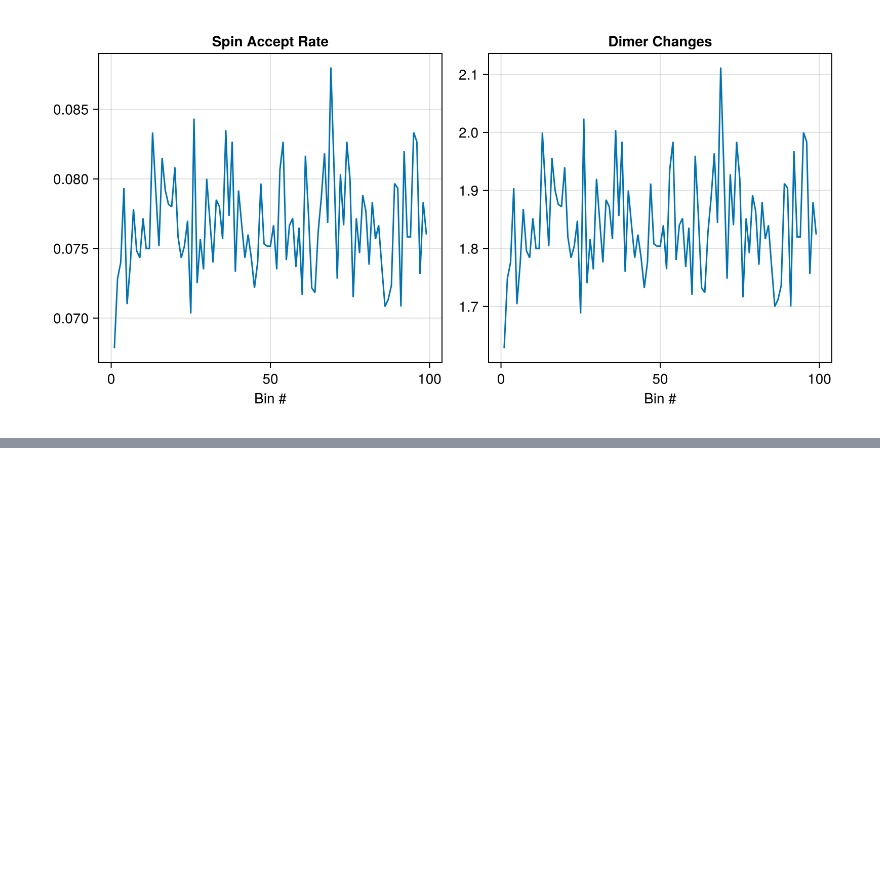
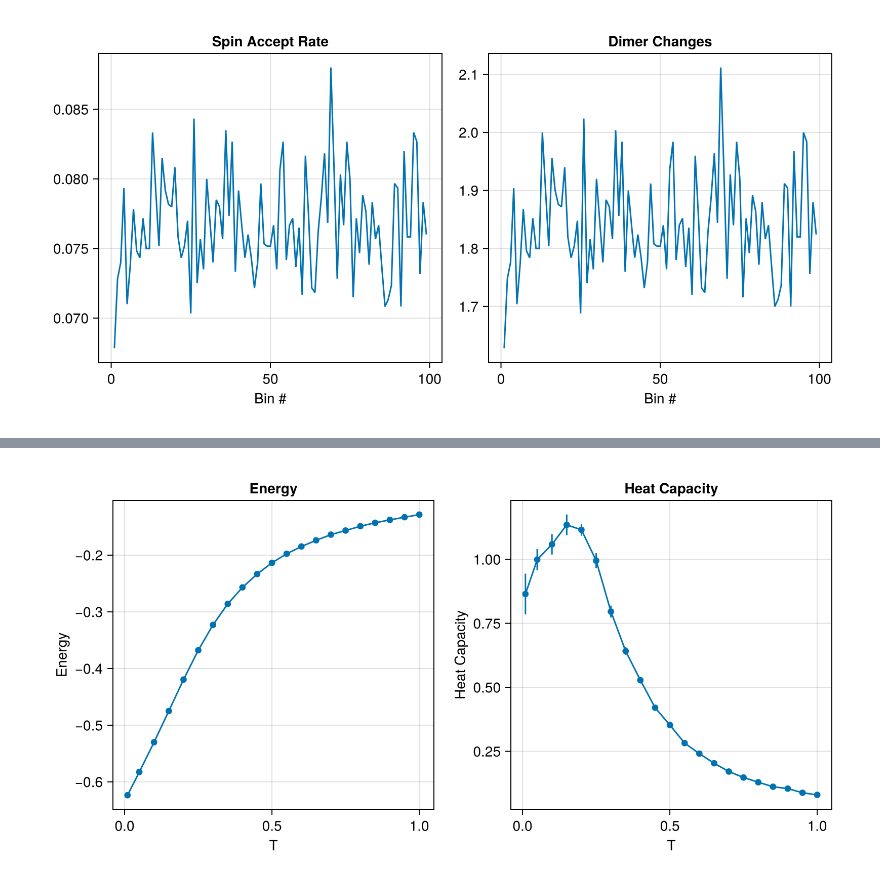
Before and after one commit to PatXue/WignerMolecule.jl, a Jupyter notebook: analysis/dimer-model.ipynb, the cells around one changed output, grey strips where cells are left out. Saved outputs shown, nothing was run; the diff lists cells and outputs as text; code cells hidden in the pictures; blank space fills up the shorter version.

```diff
--- a/analysis/dimer-model.ipynb
+++ b/analysis/dimer-model.ipynb
@@ -147,0 +186,9 @@ fig
+# %%
+fig = Figure(size=(800, 400))
+fig[1,1] = ax = Axis(fig, title="Energy", xlabel="T", ylabel="Energy")
+generate_plot!(ax, :T, :Energy, results.data)
+fig[1,2] = ax = Axis(fig, title="Heat Capacity", xlabel="T", ylabel="Heat Capacity")
+generate_plot!(ax, :T, :HeatCap, results.data)
+fig
+# %% [output]
+[figure, added]
```
Also changed, not shown: parts of 8 cells of this notebook, 1 other file.
